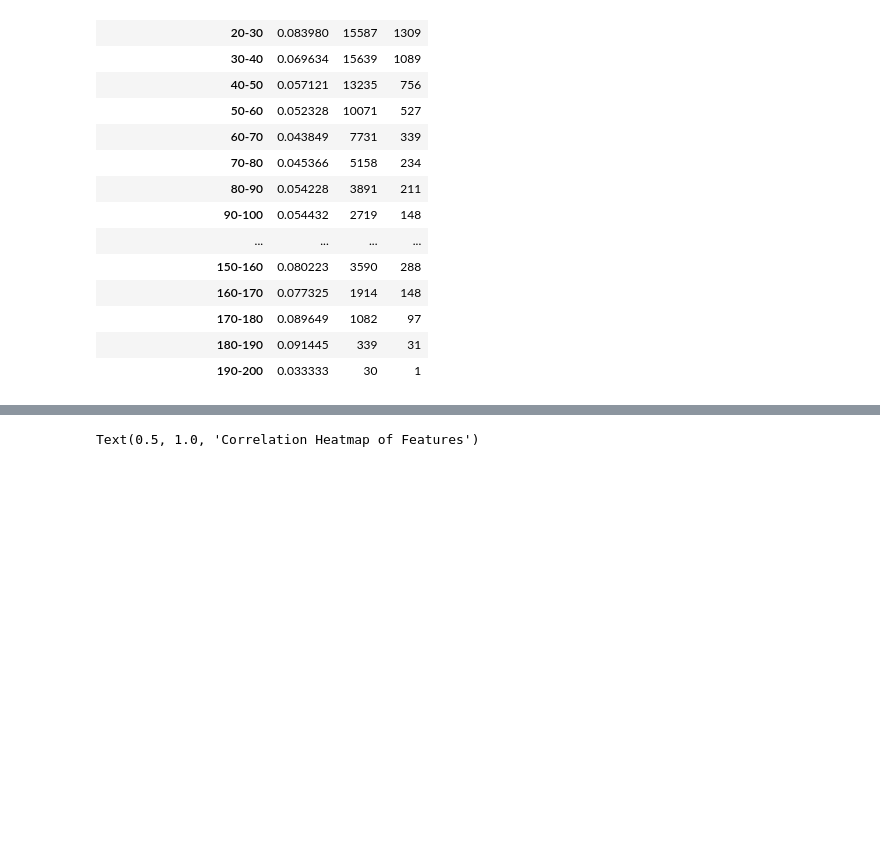
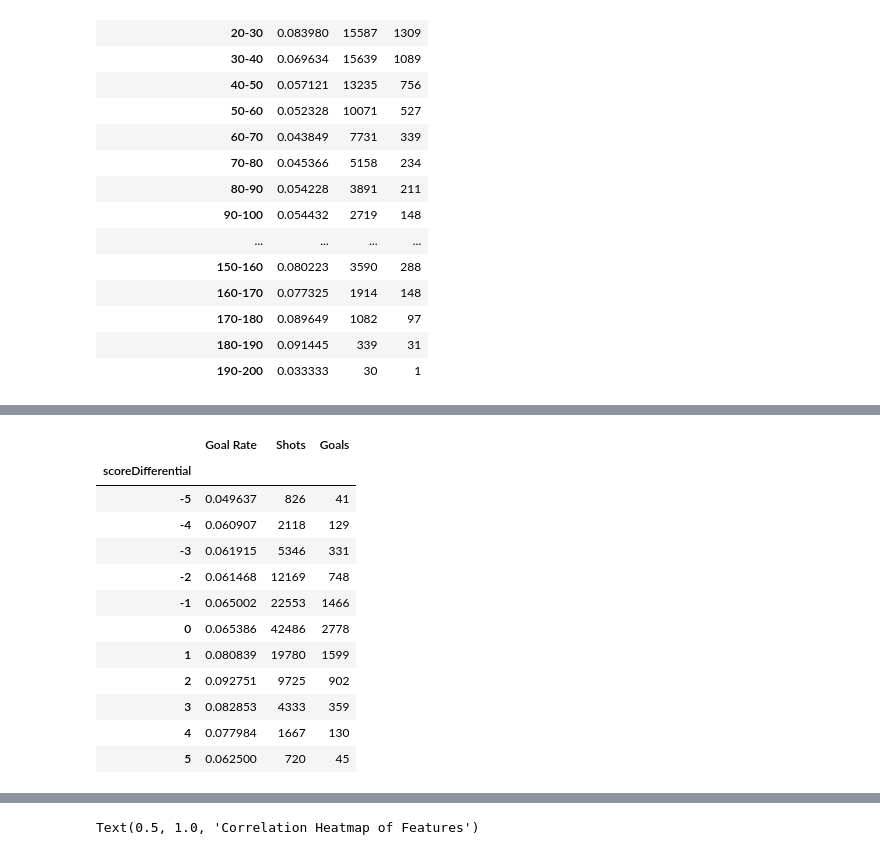
Before and after one commit to siqbal21/NHL-Shot-Probability-Machine-Learning-Model, a Jupyter notebook: xg_model.ipynb, the cells around one changed output, grey strips where cells are left out. Cells and saved outputs as stored; diff of their text form; code cells hidden in the pictures; blank space fills up the shorter version.

```diff
--- a/xg_model.ipynb
+++ b/xg_model.ipynb
@@ -376,0 +390,20 @@ Text(0.5, 1.0, 'Goal Rate vs Distance From Last Event')
+# %%
+df['scoreDifferential'] = np.where(df['isHomeTeam'] == 1, df['homeTeamGoals'] - df['awayTeamGoals'], df['awayTeamGoals'] - df['homeTeamGoals'])
+df[df['scoreDifferential'].isin(range(-5, 6))]
+
+df_score_differential_goal_rate = df[df['scoreDifferential'].isin(range(-5, 6))].groupby('scoreDifferential')['goal'].agg(['mean', 'count', 'sum']).rename(columns=columns)
+df_score_differential_goal_rate
+# %% [output]
+|  | Goal Rate | Shots | Goals |
+| scoreDifferential |  |  |  |
+| -5 | 0.049637 | 826 | 41 |
+| -4 | 0.060907 | 2118 | 129 |
+| -3 | 0.061915 | 5346 | 331 |
+| -2 | 0.061468 | 12169 | 748 |
+| -1 | 0.065002 | 22553 | 1466 |
+| 0 | 0.065386 | 42486 | 2778 |
+| 1 | 0.080839 | 19780 | 1599 |
+| 2 | 0.092751 | 9725 | 902 |
+| 3 | 0.082853 | 4333 | 359 |
+| 4 | 0.077984 | 1667 | 130 |
+| 5 | 0.062500 | 720 | 45 |
```
Also changed, not shown: parts of 10 cells of this notebook.
